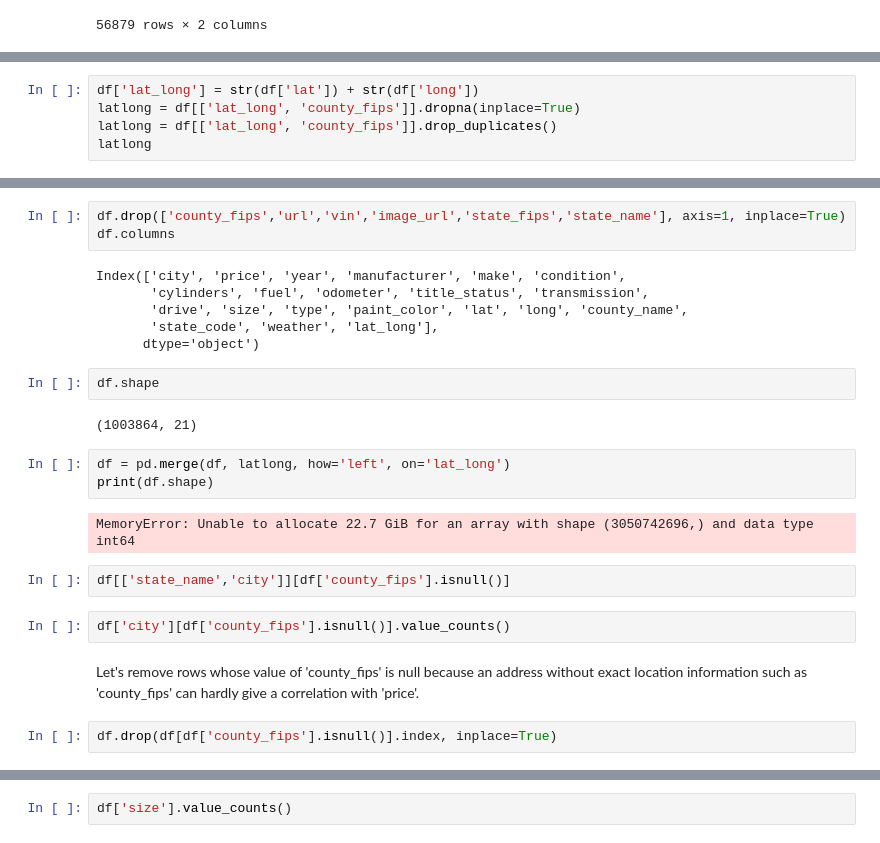
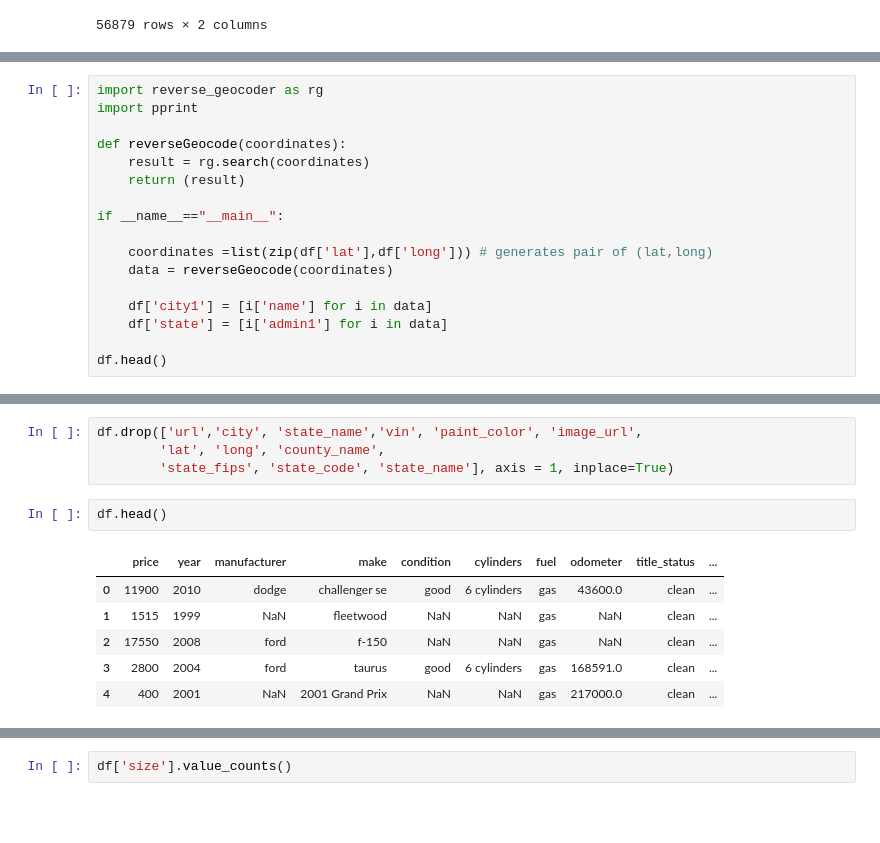
Before and after one commit to yuriyura/Springboard, a Jupyter notebook: Used Car Selling Information via Craigslist.ipynb, the cells around one changed output, grey strips where cells are left out. Saved outputs shown, nothing was run; the diff lists cells and outputs as text; blank space fills up the shorter version.

```diff
--- a/Used Car Selling Information via Craigslist.ipynb
+++ b/Used Car Selling Information via Craigslist.ipynb
@@ -540,5 +535,0 @@ Let's create a new column, 'lat_long' which combines 'lat' & 'long' in order to
-# %%
-df['lat_long'] = str(df['lat']) + str(df['long'])
-latlong = df[['lat_long', 'county_fips']].dropna(inplace=True)
-latlong = df[['lat_long', 'county_fips']].drop_duplicates()
-latlong
@@ -565,0 +538,17 @@ And drop unnecessary columns as well.
+# %%
+import reverse_geocoder as rg
+import pprint
+
+def reverseGeocode(coordinates):
+    result = rg.search(coordinates)
+    return (result)
+
+if __name__=="__main__":
+
+    coordinates =list(zip(df['lat'],df['long'])) # generates pair of (lat,long)
+    data = reverseGeocode(coordinates)
+
+    df['city1'] = [i['name'] for i in data]
+    df['state'] = [i['admin1'] for i in data]
+
+df.head()
@@ -566,28 +638,15 @@ And drop unnecessary columns as well.
 # %%
-df.drop(['county_fips','url','vin','image_url','state_fips','state_name'], axis=1, inplace=True)
-df.columns
+df.drop(['url','city', 'state_name','vin', 'paint_color', 'image_url',
+        'lat', 'long', 'county_name',
+        'state_fips', 'state_code', 'state_name'], axis = 1, inplace=True)
-# %% [output]
-Index(['city', 'price', 'year', 'manufacturer', 'make', 'condition',
-       'cylinders', 'fuel', 'odometer', 'title_status', 'transmission',
-       'drive', 'size', 'type', 'paint_color', 'lat', 'long', 'county_name',
-       'state_code', 'weather', 'lat_long'],
-      dtype='object')
 # %%
-df.shape
+df.head()
 # %% [output]
-(1003864, 21)
+|  | price | year | manufacturer | make | condition | cylinders | fuel | odometer | title_status | ... |
+| 0 | 11900 | 2010 | dodge | challenger se | good | 6 cylinders | gas | 43600.0 | clean | ... |
+| 1 | 1515 | 1999 | NaN | fleetwood | NaN | NaN | gas | NaN | clean | ... |
+| 2 | 17550 | 2008 | ford | f-150 | NaN | NaN | gas | NaN | clean | ... |
+| 3 | 2800 | 2004 | ford | taurus | good | 6 cylinders | gas | 168591.0 | clean | ... |
+| 4 | 400 | 2001 | NaN | 2001 Grand Prix | NaN | NaN | gas | 217000.0 | clean | ... |
-# %%
-df = pd.merge(df, latlong, how='left', on='lat_long')
-print(df.shape)
-# %% [output]
-MemoryError: Unable to allocate 22.7 GiB for an array with shape (3050742696,) and data type int64
-# %%
-df[['state_name','city']][df['county_fips'].isnull()]
-# %%
-df['city'][df['county_fips'].isnull()].value_counts()
-# %% [markdown]
-Let's remove rows whose value of 'county_fips' is null because an address without exact location information such as 'county_fips' can hardly give a correlation with 'price'.
-# %%
-df.drop(df[df['county_fips'].isnull()].index, inplace=True)
 # %%
 ((df.isnull().sum()/len(df)).sort_values(ascending = False)*100).astype(float)
```
Also changed, not shown: parts of 97 cells of this notebook.
